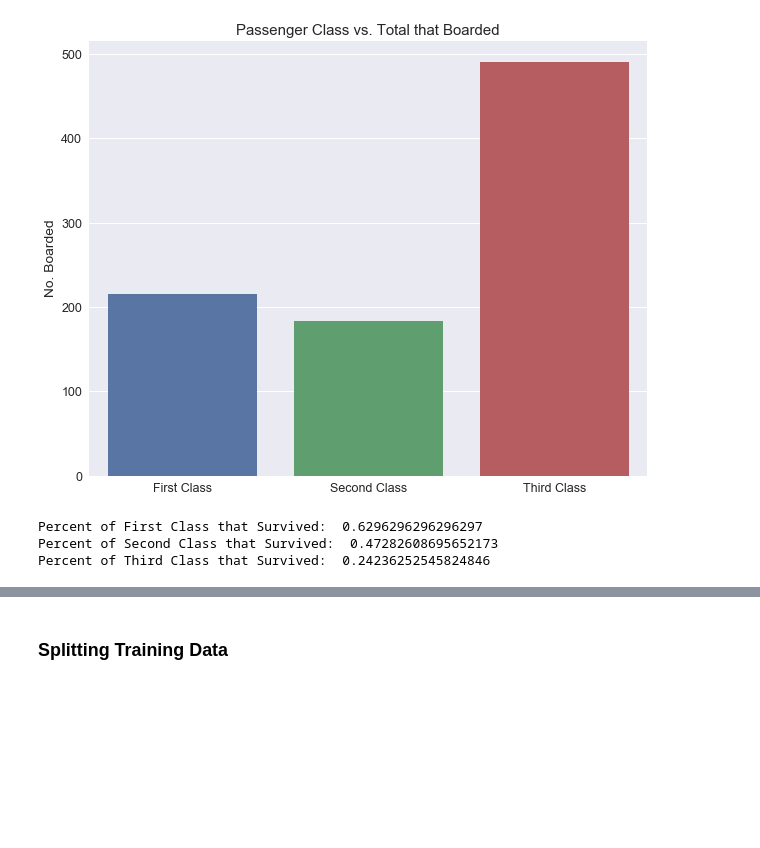
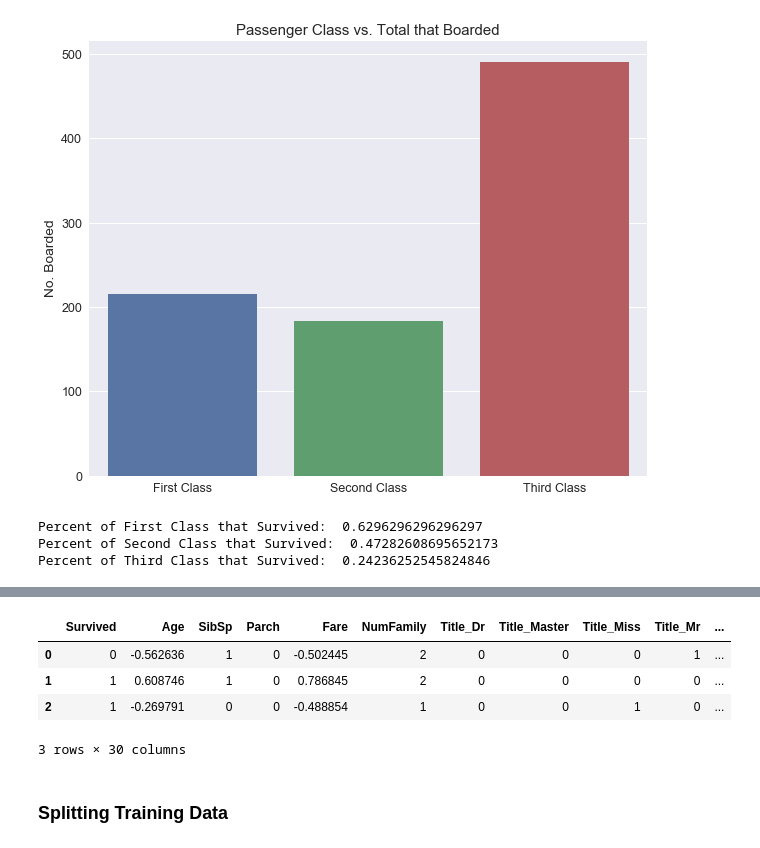
Before and after one commit to philliplagoc/Kaggle-Titanic, a Jupyter notebook: Titanic!.ipynb, the cells around one changed output, grey strips where cells are left out. Drawn from its saved outputs; the diff is of its cells as text; code cells hidden in the pictures; blank space fills up the shorter version.

```diff
--- a/Titanic!.ipynb
+++ b/Titanic!.ipynb
@@ -505,0 +518,3 @@ Error Metric: Accuracy
+# %%
+train.Age = scale(train.Age)
+train.Fare = scale(train.Fare)
@@ -505,0 +524,8 @@ Error Metric: Accuracy
+# %%
+train.head(3)
+# %% [output]
+|  | Survived | Age | SibSp | Parch | Fare | NumFamily | Title_Dr | Title_Master | Title_Miss | Title_Mr | ... |
+| 0 | 0 | -0.562636 | 1 | 0 | -0.502445 | 2 | 0 | 0 | 0 | 1 | ... |
+| 1 | 1 | 0.608746 | 1 | 0 | 0.786845 | 2 | 0 | 0 | 0 | 0 | ... |
+| 2 | 1 | -0.269791 | 0 | 0 | -0.488854 | 1 | 0 | 0 | 1 | 0 | ... |
+3 rows × 30 columns
```
Also changed, not shown: parts of 34 cells of this notebook, 1 other file.
